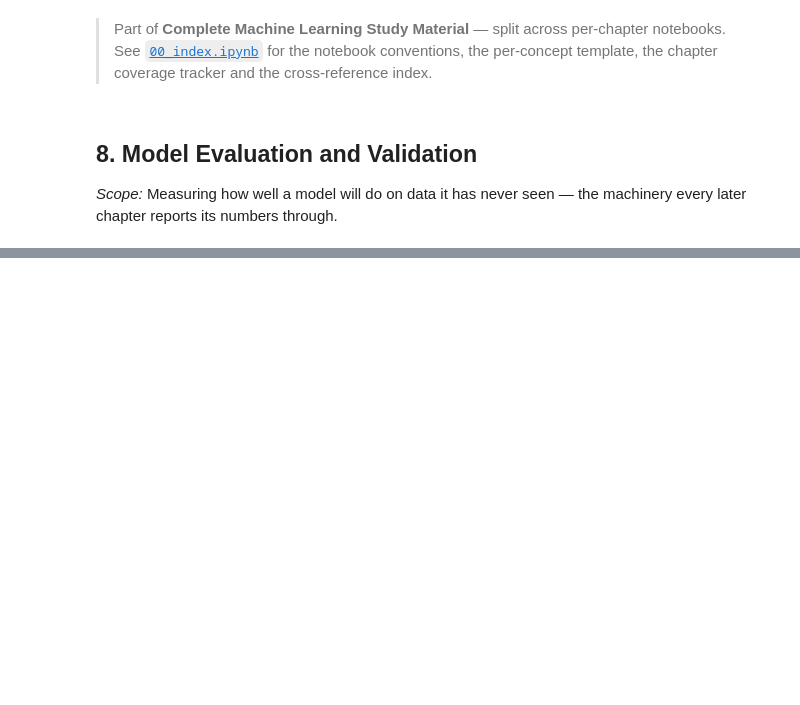
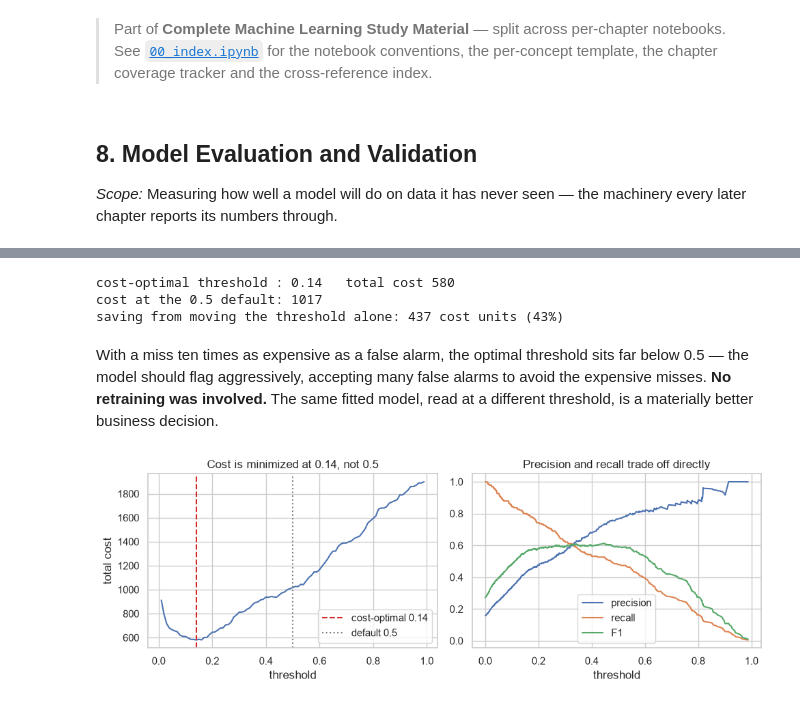
Before and after one commit to Shayan2002Saha/ML_Materials, a Jupyter notebook: 08_model_evaluation_and_validation.ipynb, the cells around one changed output, grey strips where cells are left out. Saved outputs shown, nothing was run; the diff lists cells and outputs as text; code cells hidden in the pictures; blank space fills up the shorter version.

```diff
--- a/08_model_evaluation_and_validation.ipynb
+++ b/08_model_evaluation_and_validation.ipynb
@@ -46,0 +782,52 @@
+# %%
+COST_FN = 10.0    # cost of missing a positive
+COST_FP = 1.0     # cost of a false alarm
+
+grid = np.linspace(0.01, 0.99, 99)
+costs = []
+for th in grid:
+    _, fp_t, fn_t, _ = confusion_matrix(yh_te, (proba >= th).astype(int)).ravel()
+    costs.append(fp_t * COST_FP + fn_t * COST_FN)
+
+costs = np.array(costs)
+best = grid[costs.argmin()]
+cost_at_default = costs[np.abs(grid - 0.5).argmin()]
+
+print(f"cost-optimal threshold : {best:.2f}   total cost {costs.min():.0f}")
+print(f"cost at the 0.5 default: {cost_at_default:.0f}")
+print(f"saving from moving the threshold alone: {cost_at_default - costs.min():.0f} cost units "
+      f"({(cost_at_default - costs.min()) / cost_at_default:.0%})")
+# %% [output]
+cost-optimal threshold : 0.14   total cost 580
+cost at the 0.5 default: 1017
+saving from moving the threshold alone: 437 cost units (43%)
+# %% [markdown]
+With a miss ten times as expensive as a false alarm, the optimal threshold sits far below 0.5 — the model
+should flag aggressively, accepting many false alarms to avoid the expensive misses. **No retraining was
+involved.** The same fitted model, read at a different threshold, is a materially better business decision.
+# %%
+from sklearn.metrics import precision_recall_curve
+
+prec, rec, pr_th = precision_recall_curve(yh_te, proba)
+f1s = 2 * prec * rec / np.clip(prec + rec, 1e-12, None)
+
+fig, axes = plt.subplots(1, 2, figsize=(10, 3.6))
+
+axes[0].plot(grid, costs)
+axes[0].axvline(best, color="tab:red", ls="--", label=f"cost-optimal {best:.2f}")
+axes[0].axvline(0.5, color="tab:gray", ls=":", label="default 0.5")
+axes[0].set_xlabel("threshold"); axes[0].set_ylabel("total cost")
+axes[0].set_title(f"Cost is minimized at {best:.2f}, not 0.5")
+axes[0].legend()
+
+axes[1].plot(pr_th, prec[:-1], label="precision")
+axes[1].plot(pr_th, rec[:-1], label="recall")
+axes[1].plot(pr_th, f1s[:-1], label="F1")
+axes[1].set_xlabel("threshold")
+axes[1].set_title("Precision and recall trade off directly")
+axes[1].legend()
+
+fig.tight_layout()
+plt.show()
+# %% [output]
+[figure, added]
```
Also changed, not shown: parts of 101 cells of this notebook, 3 other files.
